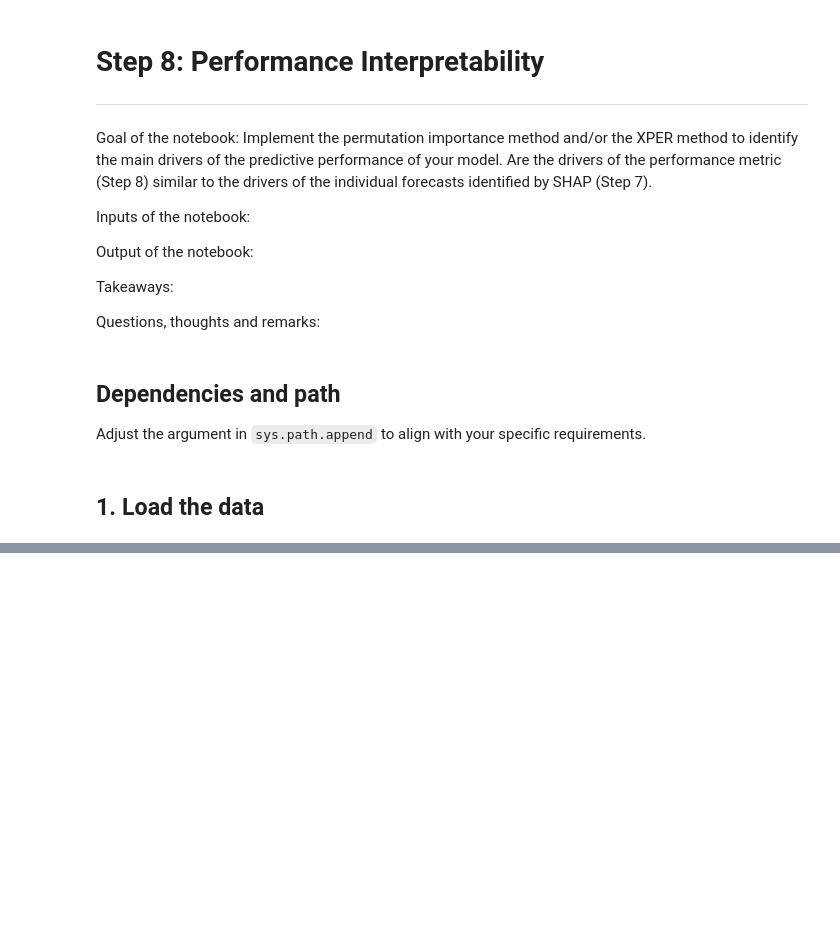
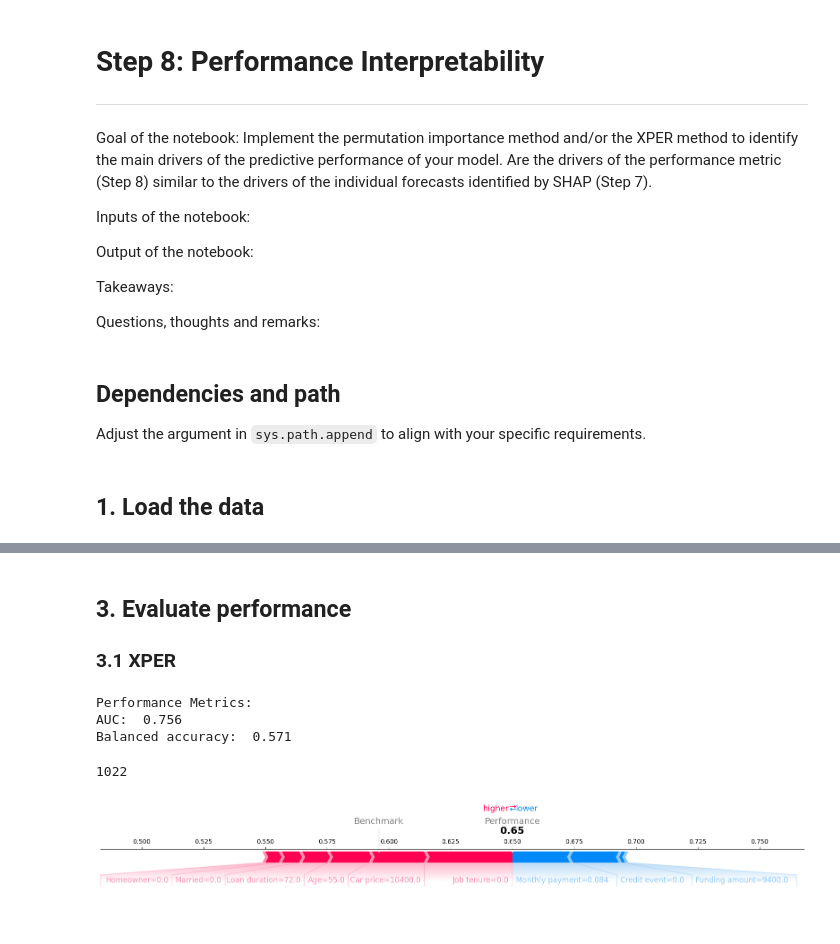
Before and after one commit to dorabijvoet/afi_final_project, a Jupyter notebook: notebooks/step8_perf_interpretability.ipynb, the cells around one changed output, grey strips where cells are left out. Cells and saved outputs as stored; diff of their text form; code cells hidden in the pictures; blank space fills up the shorter version.

Commit message:
XPER works with BA and a subsample of number of coalitions, with AUC and all coalitions takes too long for now

```diff
--- a/notebooks/step8_perf_interpretability.ipynb
+++ b/notebooks/step8_perf_interpretability.ipynb
@@ -37,0 +62,42 @@ y = df["Default (y)"]
+# %%
+from sklearn.model_selection import train_test_split
+
+X_train, X_test, y_train, y_test = train_test_split(
+    X, y, test_size=0.3, random_state=42
+)
+# %% [markdown]
+## 3. Evaluate performance
+### 3.1 XPER
+# %%
+import XPER
+from XPER.compute.Performance import ModelPerformance
+
+# Define the evaluation metric(s) to be used
+XPER = ModelPerformance(X_train.values,
+                        y_train.values,
+                        X_test.values,
+                        y_test.values,
+                        model)
+
+# Evaluate the model performance using the specified metric(s)
+PM_auc = XPER.evaluate(["AUC"])
+PM_ba = XPER.evaluate(["Balanced_accuracy"])
+
+# Print the performance metrics
+print("Performance Metrics: ")
+print("AUC: ", round(PM_auc, 3))
+print("Balanced accuracy: ", round(PM_ba, 3))
+# %% [output]
+Performance Metrics:
+AUC:  0.756
+Balanced accuracy:  0.571
+# %%
+# Calculate XPER values for the model's performance
+# XPER_values = XPER.calculate_XPER_values(["Balanced_accuracy"], kernel=True, N_coalition_sampled=10) # use this for if it takes too long to compute
+XPER_values = XPER.calculate_XPER_values(["Balanced_accuracy"])
+# %% [output]
+1022
+# %%
+from XPER.viz.Visualisation import visualizationClass as viz
+
+labels = list(X.columns)
@@ -37,0 +106,4 @@ y = df["Default (y)"]
+# %%
+viz.force_plot(XPER_values=XPER_values, instance=1, X_test=X_test, variable_name=labels, figsize=(16,4))
+# %% [output]
+[figure, added]
```
Also changed, not shown: parts of 7 cells of this notebook, 1 other file.
